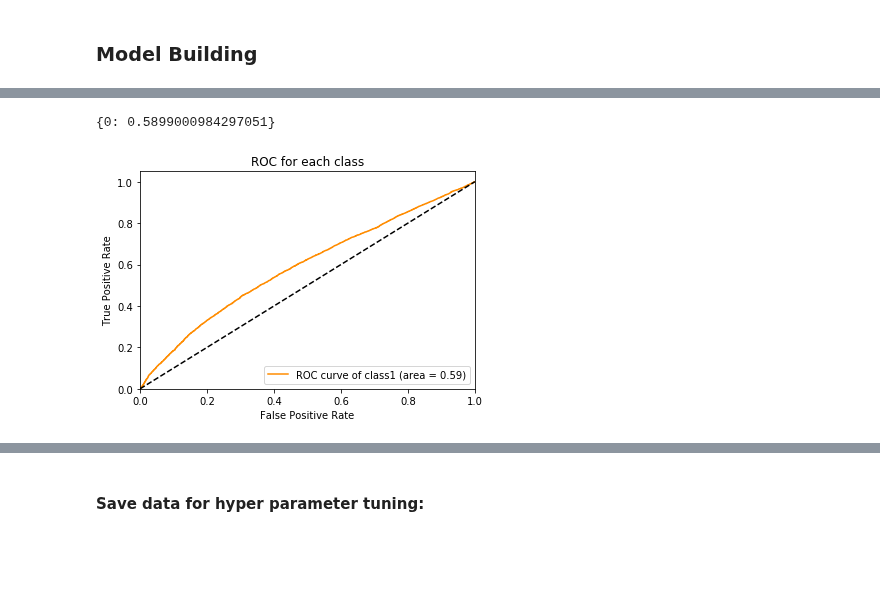
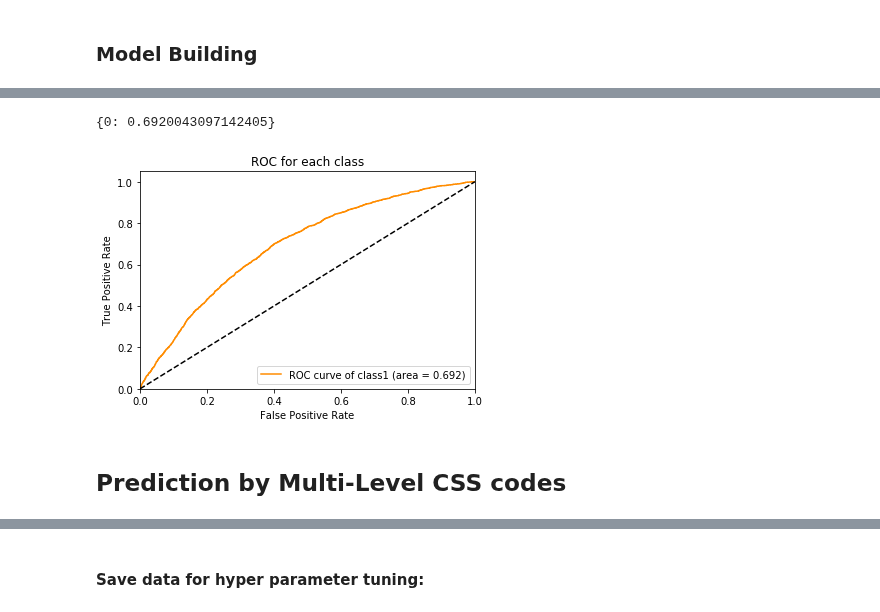
Before and after one commit to wenshuoliu/DLproj, a Jupyter notebook: NRD/Prediction_by_codes.ipynb, the cells around one changed output, grey strips where cells are left out. Saved outputs shown, nothing was run; the diff lists cells and outputs as text; code cells hidden in the pictures; blank space fills up the shorter version.

```diff
--- a/NRD/Prediction_by_codes.ipynb
+++ b/NRD/Prediction_by_codes.ipynb
@@ -388,8 +586,8 @@ earlystop = EarlyStopping(monitor='val_loss', patience=20)
 # %%
-class_weight = {0:(y_train.shape[0]/sum(y_train[:, 0])), 1:(y_train.shape[0]/sum(y_train[:, 1]))}
+class_weight = {0:(Y_trn.shape[0]/sum(Y_trn[:, 0])), 1:(Y_trn.shape[0]/sum(Y_trn[:, 1]))}
 # %%
-hist = model.fit([demo_mat[:N_train, :], DX1_mat[:N_train, :], DX_mat[:N_train, :], hosp_array[:N_train]], y_train,
-                 batch_size=512, epochs=100, callbacks=[checkpointer, reduce_lr, earlystop], class_weight=class_weight,
-                 validation_data=[[demo_mat[N_train:, :], DX1_mat[N_train:, :], DX_mat[N_train:, :], hosp_array[N_train:]], y_test],
+hist = model.fit([demo_mat_trn, DX1_mat_trn, DXCCS_ohe_trn, hosp_array_trn], Y_trn,
+                 batch_size=512, epochs=30, callbacks=[checkpointer, reduce_lr, earlystop], class_weight=class_weight,
+                 validation_data=[[demo_mat_val, DX1_mat_val, DXCCS_ohe_val, hosp_array_val], Y_val],
                 verbose=2)
 # %% [output]
@@ -413,3 +611,12 @@ Epoch 21/100
+# %%
+DXCCS_ohe_tst = np.zeros((len(tst_df), n_DXCCS_cat))
+
+DXCCS_mat_tst = tst_df[DXCCSs].values
+
+for j in range(DXCCS_mat_tst.shape[0]):
+    for i in range(DXCCS_mat_tst.shape[1]):
+        if not np.isnan(DXCCS_mat_tst[j, i]):
+            DXCCS_ohe_tst[j, DXCCS_dict[DXCCS_mat_tst[j, i]]] = 1
 # %%
-model.load_weights(model_path+'ami_icd9_1.h5')
-y_pred = model.predict([demo_mat[N_train:, :], DX1_mat[N_train:, :], DX_mat[N_train:, :], hosp_array[N_train:]], batch_size=256)
+model.load_weights(model_path+'ami_icd9dxccs_auc1.h5')
+y_pred = model.predict([demo_mat_tst, DX1_mat_tst, DXCCS_ohe_tst, hosp_array_tst], batch_size=256, verbose=1)
@@ -416,5 +625,7 @@ y_pred = model.predict([demo_mat[N_train:, :], DX1_mat[N_train:, :], DX_mat[N_tr
-# %%
-plot_roc(y_pred[:, 0], y_test[:, 0])
-# %% [output]
-{0: 0.5899000984297051}
-[figure, removed]
+# %%
+plot_roc(y_pred[:, 1], Y_tst[:, 1])
+# %% [output]
+{0: 0.6920043097142405}
+[figure, added]
+# %% [markdown]
+## Prediction by Multi-Level CSS codes
```
Also changed, not shown: parts of 83 cells of this notebook.
